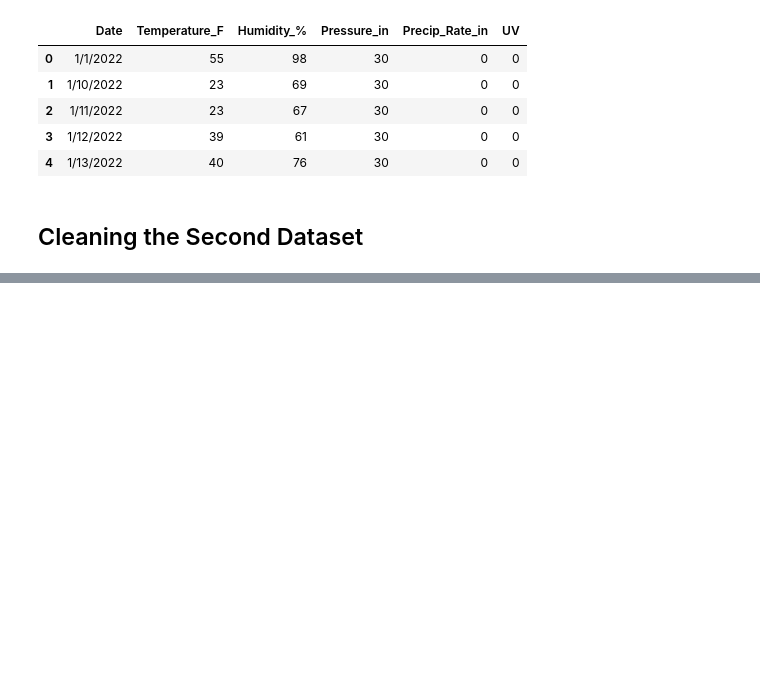
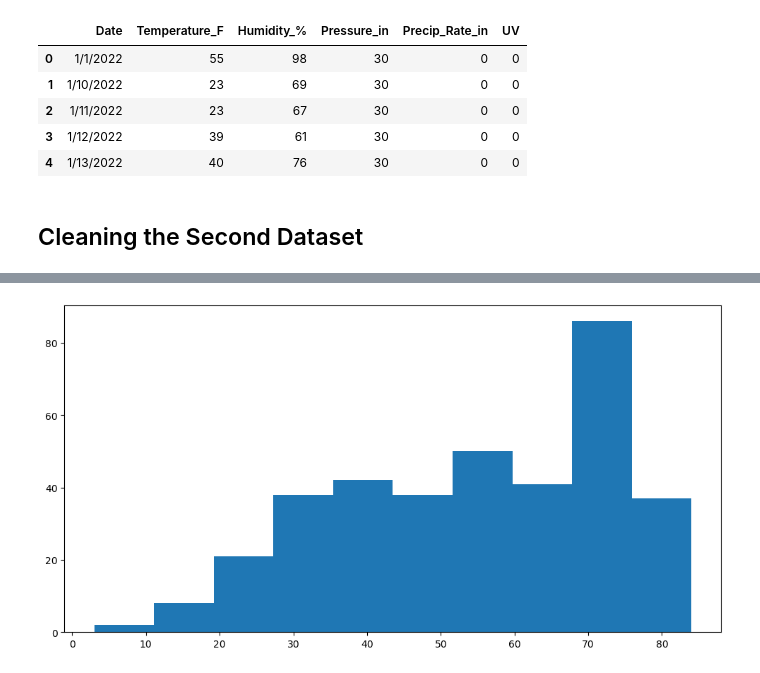
Before and after one commit to RebeccaVachon/Weather_Effects, a Jupyter notebook: comparison.ipynb, the cells around one changed output, grey strips where cells are left out. Drawn from its saved outputs; the diff is of its cells as text; code cells hidden in the pictures; blank space fills up the shorter version.

```diff
--- a/comparison.ipynb
+++ b/comparison.ipynb
@@ -158,0 +251,6 @@ for x in cols:
+# %%
+plt.figure(figsize=(12,6))
+plt.hist(merged_df['Temperature_F'])
+plt.show()
+# %% [output]
+[figure, added]
```
Also changed, not shown: parts of 18 cells of this notebook, 2 other files.
